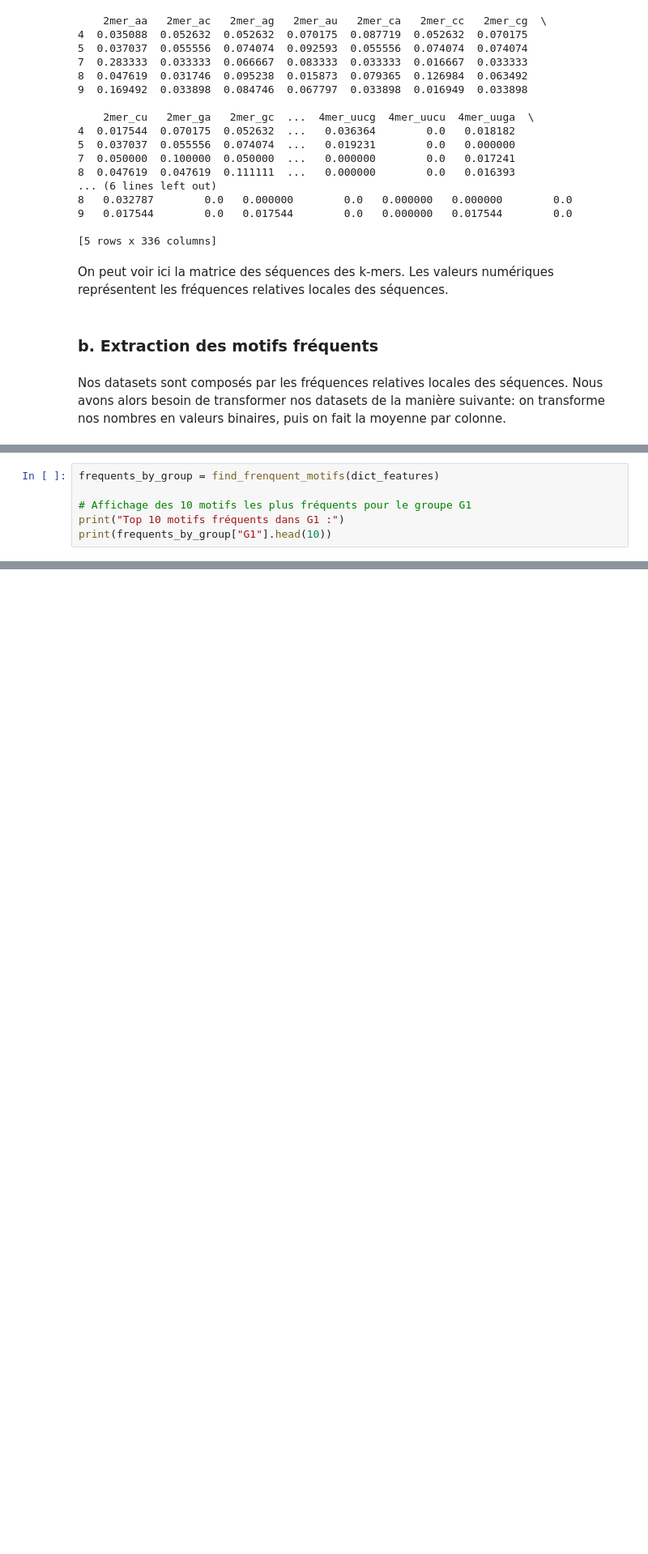
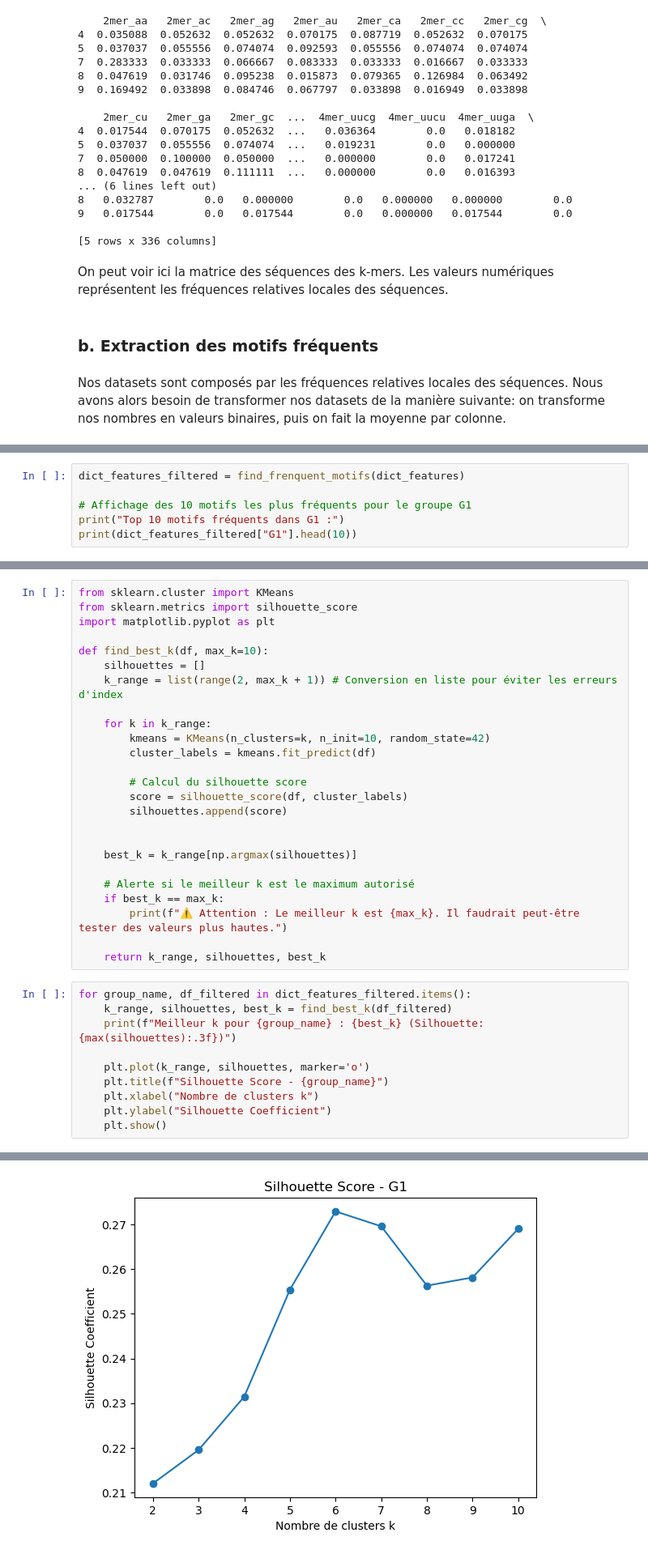
Before and after one commit to Arthur-14-75/TP3_fonctions-descriptives, a Jupyter notebook: tp3_fonction_descriptives.ipynb, the cells around one changed output, grey strips where cells are left out. Shown at 81% size. Cells and saved outputs as stored; diff of their text form; blank space fills up the shorter version.

Commit message:
J'en suis à la 3.b., mais vérifie quand même ce que j'ai fait pour être sûr

```diff
--- a/tp3_fonction_descriptives.ipynb
+++ b/tp3_fonction_descriptives.ipynb
@@ -207,7 +207,7 @@ def find_frenquent_motifs(dict_features):
 # %%
-frequents_by_group = find_frenquent_motifs(dict_features)
+dict_features_filtered = find_frenquent_motifs(dict_features)
 
 # Affichage des 10 motifs les plus fréquents pour le groupe G1
 print("Top 10 motifs fréquents dans G1 :")
-print(frequents_by_group["G1"].head(10))
+print(dict_features_filtered["G1"].head(10))
 # %% [output]
@@ -225,0 +235,36 @@ dtype: float64
+# %%
+from sklearn.cluster import KMeans
+from sklearn.metrics import silhouette_score
+import matplotlib.pyplot as plt
+
+def find_best_k(df, max_k=10):
+    silhouettes = []
+    k_range = list(range(2, max_k + 1)) # Conversion en liste pour éviter les erreurs d'index
+
+    for k in k_range:
+        kmeans = KMeans(n_clusters=k, n_init=10, random_state=42)
+        cluster_labels = kmeans.fit_predict(df)
+
+        # Calcul du silhouette score
+        score = silhouette_score(df, cluster_labels)
+        silhouettes.append(score)
+
+
+    best_k = k_range[np.argmax(silhouettes)]
+
+    # Alerte si le meilleur k est le maximum autorisé
+    if best_k == max_k:
+        print(f"⚠️ Attention : Le meilleur k est {max_k}. Il faudrait peut-être tester des valeurs plus hautes.")
+
+    return k_range, silhouettes, best_k
+# %%
+for group_name, df_filtered in dict_features_filtered.items():
+    k_range, silhouettes, best_k = find_best_k(df_filtered)
+    print(f"Meilleur k pour {group_name} : {best_k} (Silhouette: {max(silhouettes):.3f})")
+
+    plt.plot(k_range, silhouettes, marker='o')
+    plt.title(f"Silhouette Score - {group_name}")
+    plt.xlabel("Nombre de clusters k")
+    plt.ylabel("Silhouette Coefficient")
+    plt.show()
+# %% [output]
@@ -225,0 +272 @@ dtype: float64
+[figure, added]
```
Also changed, not shown: parts of 9 cells of this notebook.
